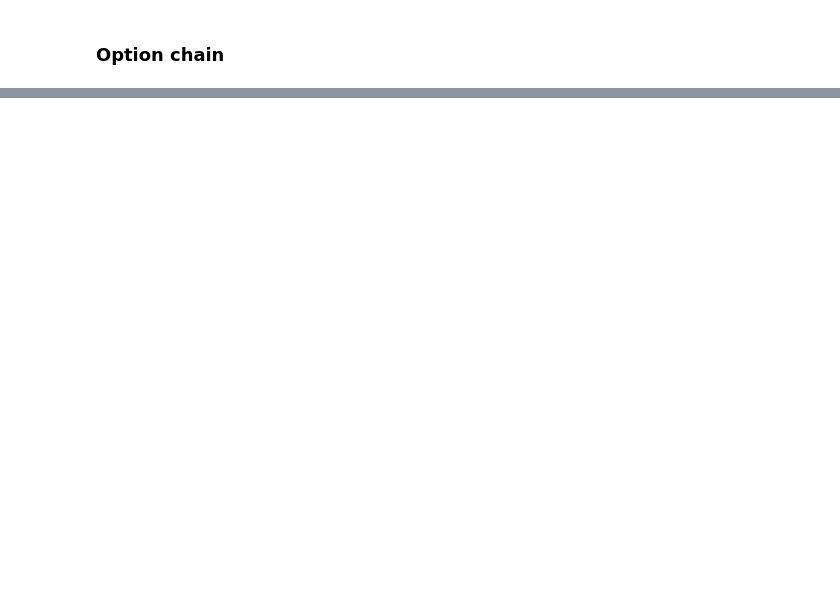
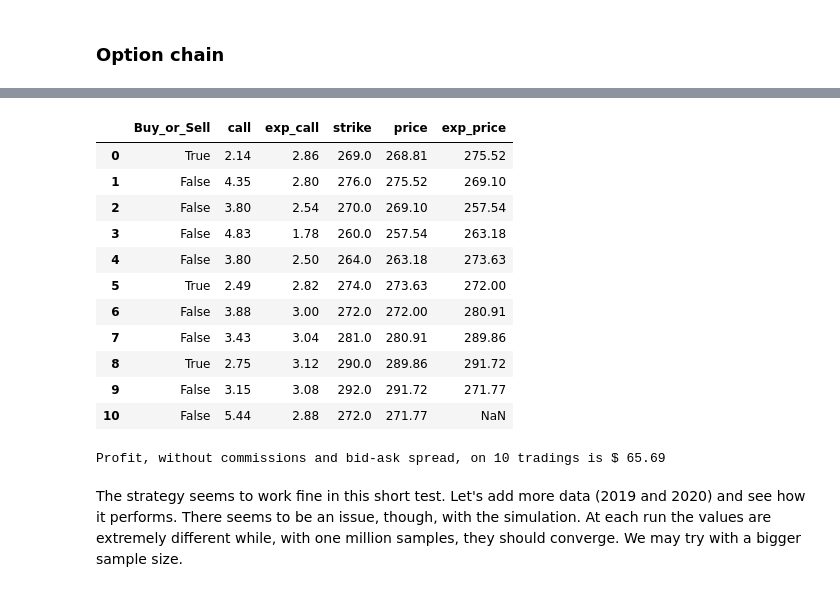
Before and after one commit to adalseno/mmar, a Jupyter notebook: notebooks/cap1.ipynb, the cells around one changed output, grey strips where cells are left out. Drawn from its saved outputs; the diff is of its cells as text; code cells hidden in the pictures; blank space fills up the shorter version.

```diff
--- a/notebooks/cap1.ipynb
+++ b/notebooks/cap1.ipynb
@@ -122,0 +153,14 @@ memory usage: 13.4+ MB
+# %%
+exp_dates = [
+ '2018-02-02',
+ '2018-03-02',
+ '2018-04-02',
+ '2018-05-02',
+ '2018-06-01',
+ '2018-07-02',
+ '2018-08-01',
+ '2018-09-04',
+ '2018-10-03',
+ '2018-11-02',
+ '2018-12-03',
+ ]
@@ -122,0 +169,20 @@ memory usage: 13.4+ MB
+# %%
+def compute_strategy(chain, mmar,dates, n:int=22, num_sim:int=10_000, r:float=0.01):
+    result = {}
+    for i, date in enumerate(dates):
+        quote_date = date[0]
+        expire_date = date[1]
+        df = chain.query('(EXPIRE_DATE==@expire_date)&(QUOTE_DATE==@quote_date)')[[ "UNDERLYING_LAST", "STRIKE", 'C_LAST','C_BID', 'C_ASK', 'C_IV', 'C_SIZE', 'C_VOLUME']]
+        current_price = df.iloc[0,0]
+        strike = np.ceil(current_price)
+        s = 0.0
+        while len(df[df.STRIKE == strike]["C_LAST"])==0:
+            s+=1.0
+            strike = np.ceil(current_price+s)
+        call = df[df.STRIKE == strike]["C_LAST"].iloc[0]
+        simulation = mmar.get_MMAR_MC(current_price, n=n, num_sim=num_sim)
+        exp_call = np.round(get_call_price(simulation[:,-1:], strike, r, n/360),2)
+        result[i]={"Buy_or_Sell": exp_call > call, "call":call, "exp_call":exp_call, "strike":strike, "price":current_price}
+    return result
+# %%
+backtest = compute_strategy(opt_chain, mmar, zip(quote_dates, exp_dates), 22, 1_000_000, 1/100)
@@ -122,0 +201,30 @@ memory usage: 13.4+ MB
+# %%
+backtest = pd.DataFrame.from_dict(backtest, orient="index")
+backtest["exp_price"] = backtest.price.shift(-1)
+backtest
+# %% [output]
+|  | Buy_or_Sell | call | exp_call | strike | price | exp_price |
+| 0 | True | 2.14 | 2.86 | 269.0 | 268.81 | 275.52 |
+| 1 | False | 4.35 | 2.80 | 276.0 | 275.52 | 269.10 |
+| 2 | False | 3.80 | 2.54 | 270.0 | 269.10 | 257.54 |
+| 3 | False | 4.83 | 1.78 | 260.0 | 257.54 | 263.18 |
+| 4 | False | 3.80 | 2.50 | 264.0 | 263.18 | 273.63 |
+| 5 | True | 2.49 | 2.82 | 274.0 | 273.63 | 272.00 |
+| 6 | False | 3.88 | 3.00 | 272.0 | 272.00 | 280.91 |
+| 7 | False | 3.43 | 3.04 | 281.0 | 280.91 | 289.86 |
+| 8 | True | 2.75 | 3.12 | 290.0 | 289.86 | 291.72 |
+| 9 | False | 3.15 | 3.08 | 292.0 | 291.72 | 271.77 |
+| 10 | False | 5.44 | 2.88 | 272.0 | 271.77 | NaN |
+# %%
+# In this short simualtion I used only 2018 data and excluded the last row since the exp_price is NaN.
+profit = 0.0
+for row in backtest.iloc[:-1,:].itertuples():
+    if row.Buy_or_Sell:
+        profit += (row.exp_price-row.strike-row.call)
+    else:
+        profit += (max(row.strike-row.exp_price,0)+row.call)
+print(f"Profit, without commissions and bid-ask spread, on {len(backtest)-1} tradings is $ {profit:.2f}")
+# %% [output]
+Profit, without commissions and bid-ask spread, on 10 tradings is $ 65.69
+# %% [markdown]
+The strategy seems to work fine in this short test. Let's add more data (2019 and 2020) and see how it performs. There seems to be an issue, though, with the simulation. At each run the values are extremely different while, with one million samples, they should converge. We may try with a bigger sample size.
```
Also changed, not shown: parts of 27 cells of this notebook, 5 other files.
